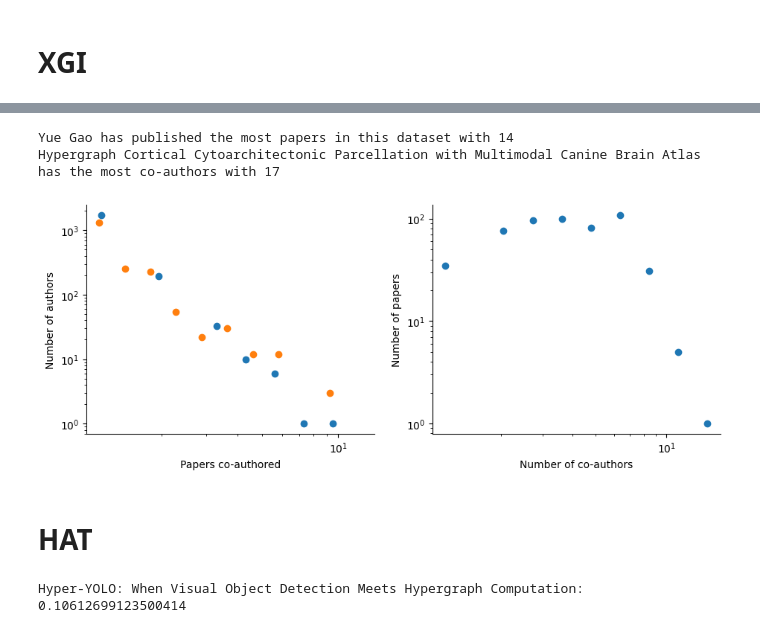
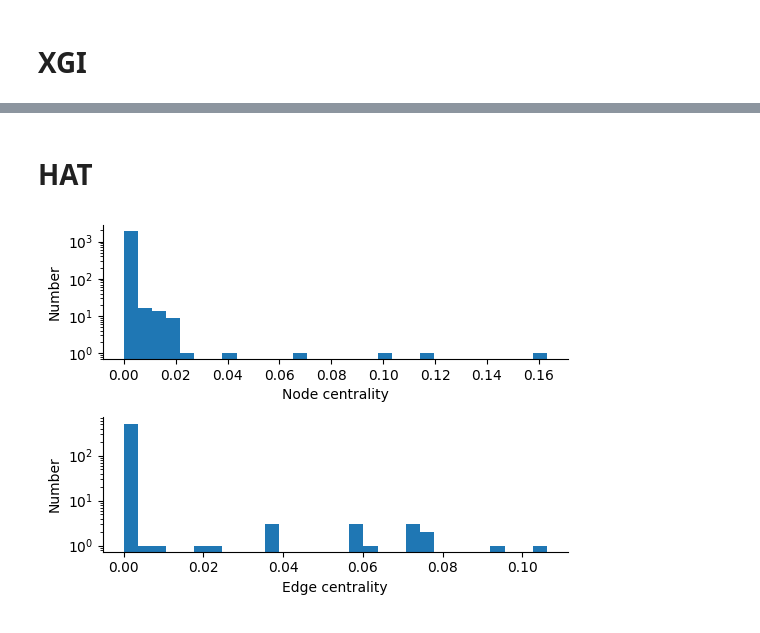
Before and after one commit to pszufe/HIF-standard, a Jupyter notebook: tutorials/HIF-demo.ipynb, the cells around one changed output, grey strips where cells are left out. Saved outputs shown, nothing was run; the diff lists cells and outputs as text; code cells hidden in the pictures.

```diff
--- a/tutorials/HIF-demo.ipynb
+++ b/tutorials/HIF-demo.ipynb
@@ -183,45 +188,29 @@ xgi.draw_bipartite(
-# %%
-plt.figure(figsize=(11, 4))
-plt.subplot(121)
-author = H_xgi.nodes.degree.argmax()
-
-print(
-    f"{author} has published the most papers in this dataset with {H_xgi.nodes.degree[author]}"
-)
-hist = H_xgi.nodes.degree.ashist(log_binning=True)
-plt.scatter(hist["bin_center"], hist["value"])
-hist = H_xgi.nodes.average_neighbor_degree.ashist(log_binning=True)
-plt.scatter(hist["bin_center"], hist["value"])
-plt.xscale("log")
-plt.yscale("log")
-plt.xlabel("Papers co-authored")
-plt.ylabel("Number of authors")
-sns.despine()
-
-plt.subplot(122)
-paper = H_xgi.edges.size.argmax()
-print(f"{paper} has the most co-authors with {H_xgi.edges.size[paper]}")
-hist = H_xgi.edges.size.ashist(log_binning=True)
-plt.scatter(hist["bin_center"], hist["value"])
-plt.xscale("log")
-plt.yscale("log")
-plt.xlabel("Number of co-authors")
-plt.ylabel("Number of papers")
-sns.despine()
-# %% [output]
-Yue Gao has published the most papers in this dataset with 14
-Hypergraph Cortical Cytoarchitectonic Parcellation with Multimodal Canine Brain Atlas has the most co-authors with 17
-[figure, removed]
 # %% [markdown]
 # HAT
 # %%
 from HAT import Hypergraph as HatHypergraph
 from HAT.metrics import nonlinear_eigenvector_centrality
 
 H_hat = HatHypergraph.from_hif(HIF_publications)
 node_centrality, edge_centrality = nonlinear_eigenvector_centrality(H_hat, model='Linear')
 i, e = max(enumerate(edge_centrality), key=lambda y: y[1])
 name = H_hat.edges["edge"][i]
-print(f'{name}: {e}')
+
+plt.figure(figsize=(5.5, 4))
+plt.subplot(211)
+plt.hist(node_centrality, bins=30)
+plt.yscale("log")
+plt.xlabel("Node centrality")
+plt.ylabel("Number")
+
+
+plt.subplot(212)
+plt.hist(edge_centrality, bins=30)
+plt.yscale("log")
+plt.xlabel("Edge centrality")
+plt.ylabel("Number")
+plt.tight_layout()
+sns.despine()
+plt.savefig("../figures/hat.svg", dpi=1000)
 # %% [output]
-Hyper-YOLO: When Visual Object Detection Meets Hypergraph Computation: 0.10612699123500414
+[figure, added]
```
Also changed, not shown: parts of 5 cells of this notebook, 7 other files.
